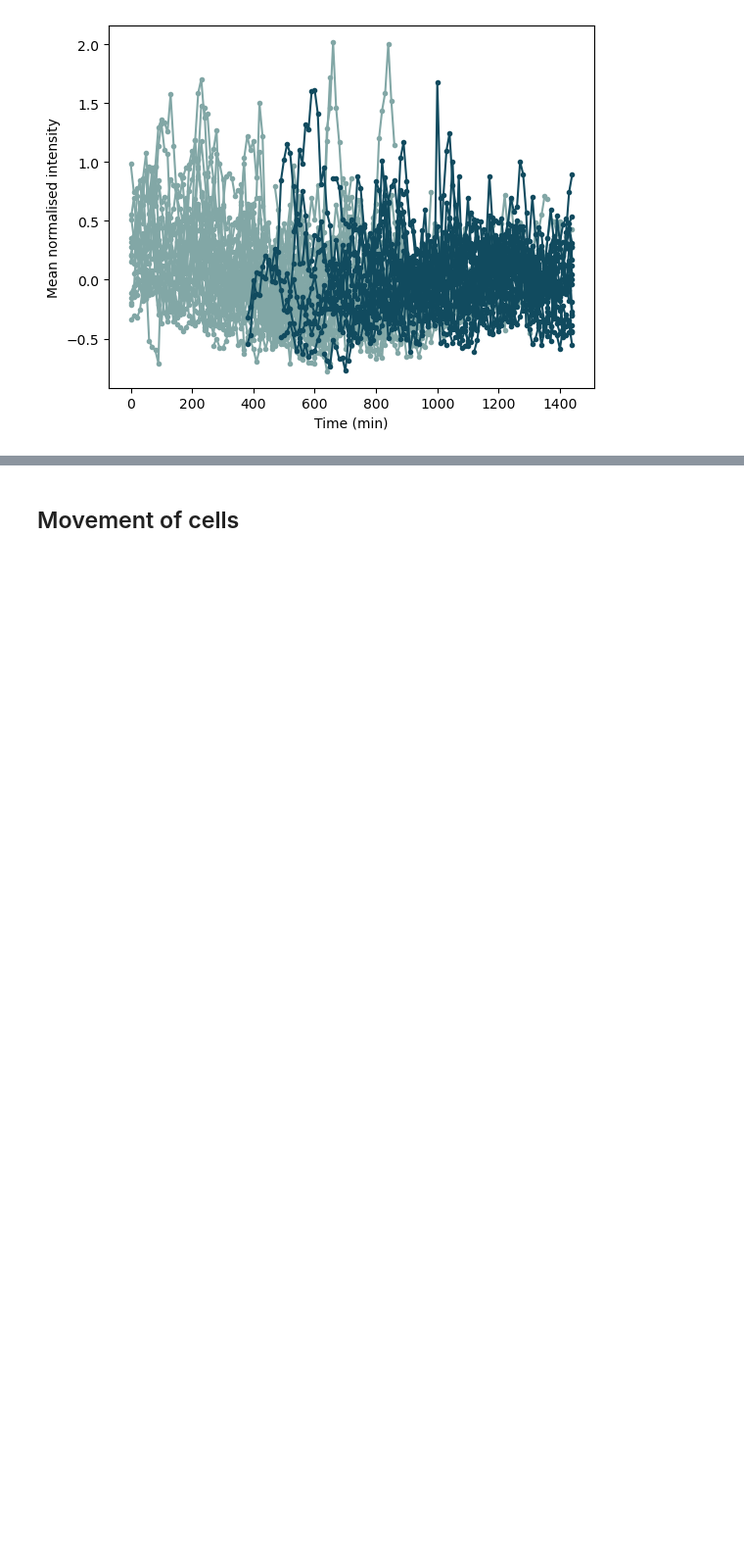
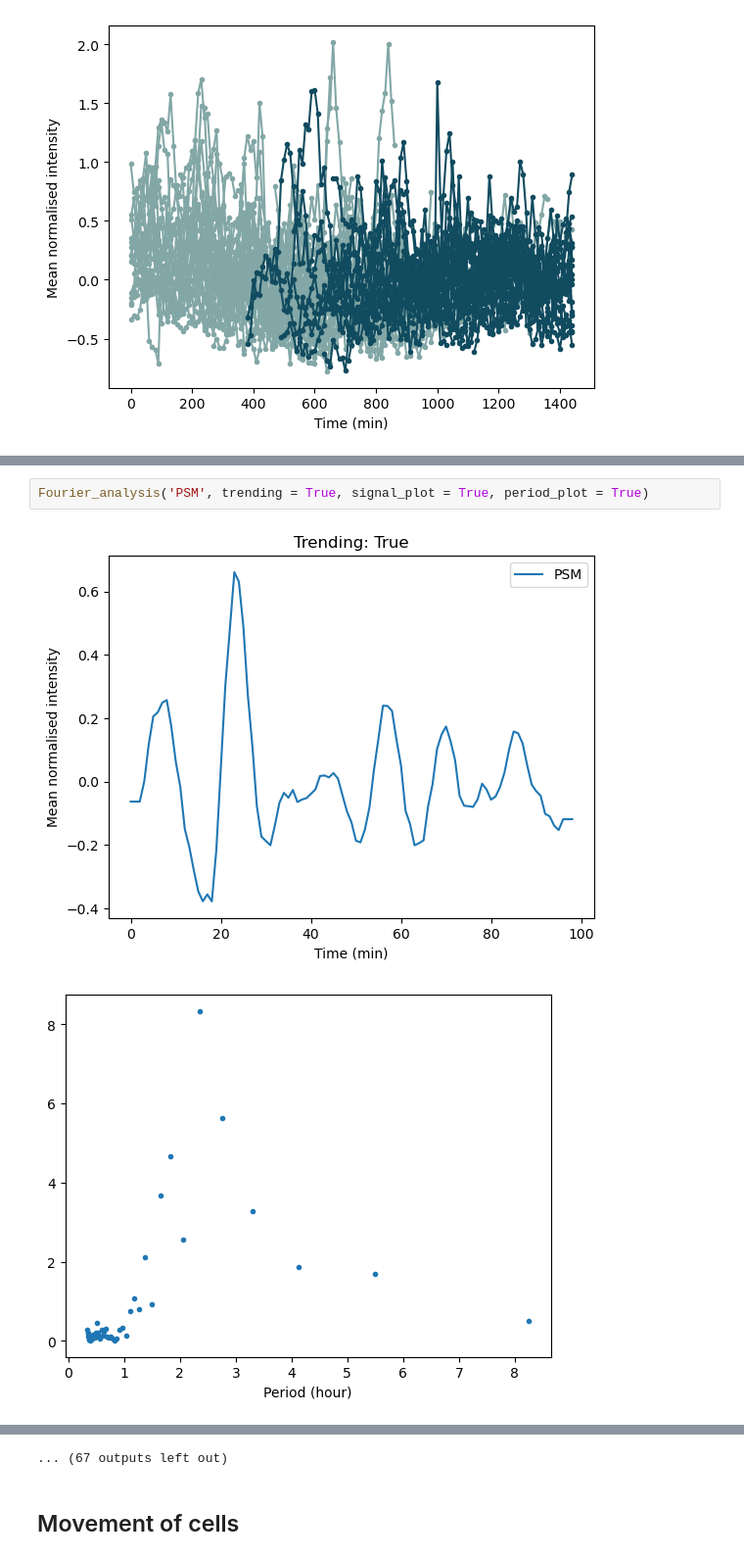
Before and after one commit to kbmcdonnell/2025_mouse_oscillations_MEP_Kate_McDonnell, a Jupyter notebook: Data/data_analysis.ipynb, the cells around one changed output, grey strips where cells are left out. Shown at 98% size. Cells and saved outputs as stored; diff of their text form; blank space fills up the shorter version.

```diff
--- a/Data/data_analysis.ipynb
+++ b/Data/data_analysis.ipynb
@@ -265,0 +280,5 @@ NT cells: Weighted mean from data: 3.6737244238866626 Weighted std: 3.0305859227
+# %%
+Fourier_analysis('PSM', trending = True, signal_plot = True, period_plot = True)
+# %% [output]
+[figure, added]
+[figure, added]
@@ -266,3 +295,4 @@ NT cells: Weighted mean from data: 3.6737244238866626 Weighted std: 3.0305859227
+... (67 outputs left out)
 # %% [markdown]
 ## Movement of cells
 # %%
```
Also changed, not shown: parts of 9 cells of this notebook.
